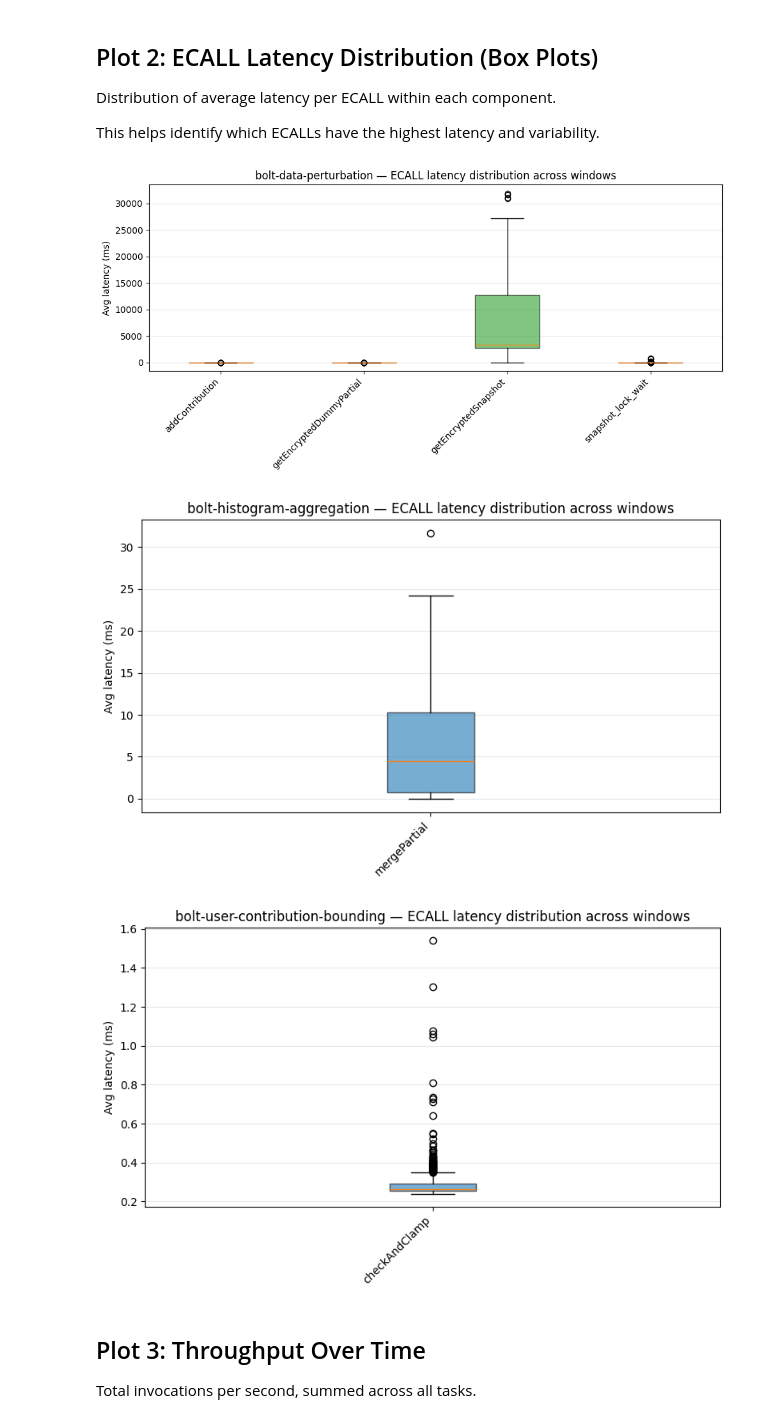
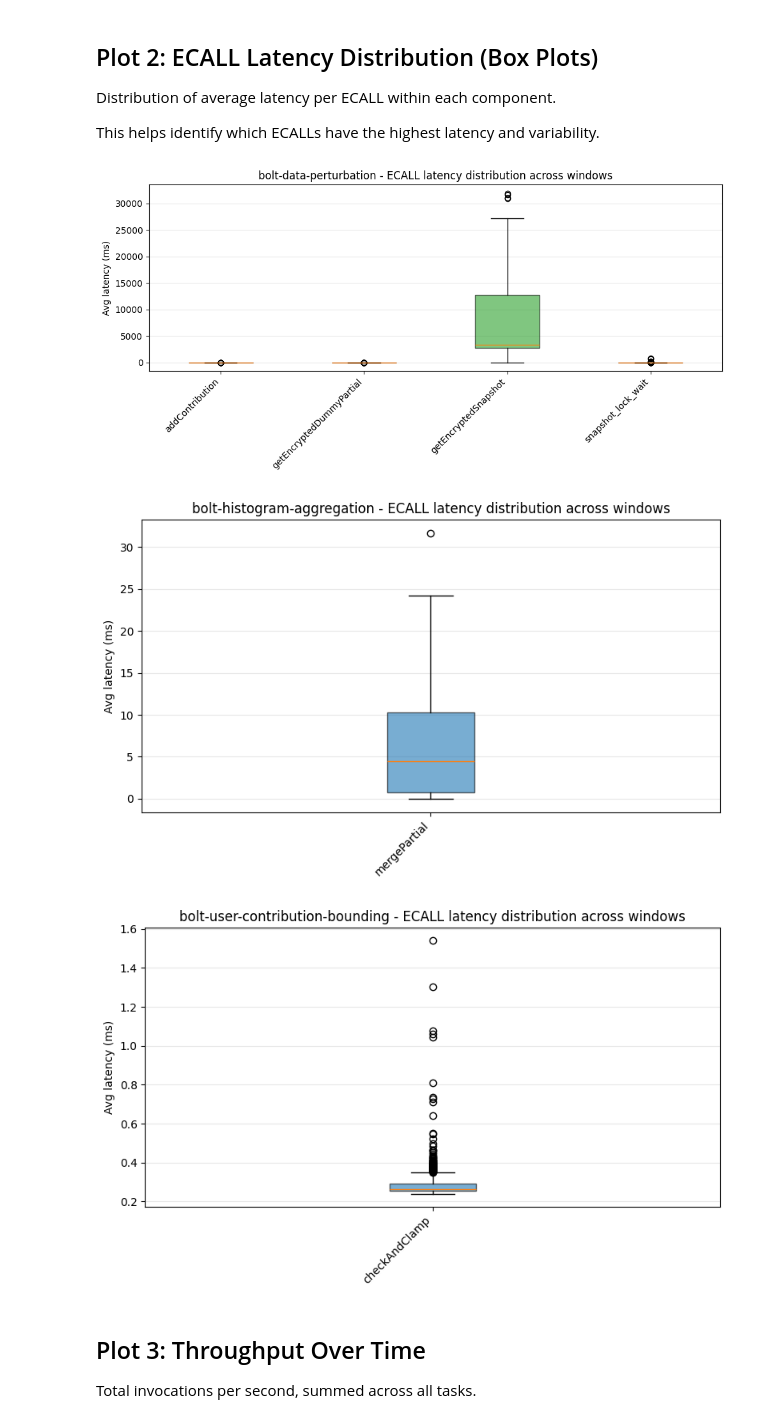
Before and after one commit to lucadibello/confidential-storm, a Jupyter notebook: benchmark/analysis.ipynb, the cells around one changed output. Drawn from its saved outputs; the diff is of its cells as text; code cells hidden in the pictures.

Commit message:
fix: removed useless bold text + fixed symbols

```diff
--- a/benchmark/analysis.ipynb
+++ b/benchmark/analysis.ipynb
@@ -205,7 +205,7 @@ Uses `EPOCH_ADVANCED` lifecycle events to measure how long each DP bolt spends i
 epoch_events = lifecycle[lifecycle["event"].isin(["EPOCH_ADVANCED", "SNAPSHOT_STARTED", "SNAPSHOT_COMPLETED", "MAX_EPOCH_REACHED"])]
 
 if epoch_events.empty:
-    print("No epoch lifecycle events found — skipping epoch duration analysis")
+    print("No epoch lifecycle events found - skipping epoch duration analysis")
 else:
     # --- Epoch duration per component/task ---
     epoch_adv = epoch_events[epoch_events["event"] == "EPOCH_ADVANCED"].copy()
@@ -233,7 +233,7 @@ else:
                       f"({len(td)} epochs)")
 
             ax.set_ylabel("Duration (s)")
-            ax.set_title(f"{comp} — time per epoch")
+            ax.set_title(f"{comp} - time per epoch")
             ax.legend(fontsize=8)
             ax.grid(True, axis="y", alpha=0.3)
 
@@ -262,7 +262,7 @@ else:
 
         ax.set_xlabel("Epoch")
         ax.set_ylabel("Snapshot duration (s)")
-        ax.set_title("Data perturbation — snapshot computation time per epoch")
+        ax.set_title("Data perturbation - snapshot computation time per epoch")
         ax.legend(fontsize=8)
         ax.grid(True, alpha=0.3)
         save_or_show(fig, OUTPUT_DIR if SAVE_PLOTS else None, "snapshot-duration", PLOT_FORMAT, True)
@@ -338,7 +338,7 @@ if not ecalls.empty:
             ax.legend(fontsize=8, ncol=min(n_tasks, 6))
             ax.grid(True, alpha=0.3)
             format_elapsed_axis(ax)
-            fig.suptitle(f"{comp} — {ecall_name} latency over time", fontsize=13, fontweight="bold")
+            fig.suptitle(f"{comp} - {ecall_name} latency over time", fontsize=13, fontweight="bold")
             save_or_show(fig, OUTPUT_DIR if SAVE_PLOTS else None, f"latency-{comp}-{ecall_name}", PLOT_FORMAT, True)
 # %% [output]
 [figure]
@@ -356,37 +356,37 @@ This helps identify which ECALLs have the highest latency and variability.
 # %%
 ecalls = df[df["type"] == "ecall"]
 if not ecalls.empty:
     components = _get_components(ecalls)
 
     for comp in components:
         comp_data = ecalls[ecalls["component"] == comp]
         ecall_names = _get_ecall_names(ecalls, comp)
 
         data_for_box = []
         labels = []
         for en in ecall_names:
             vals = comp_data.loc[comp_data["name"] == en, "avgMs"].dropna()
             if not vals.empty:
                 data_for_box.append(vals.values)
                 labels.append(en)
 
         if not data_for_box:
             continue
 
         fig, ax = plt.subplots(figsize=(max(8, len(labels) * 2.5), 5))
         bp = ax.boxplot(data_for_box, tick_labels=labels, patch_artist=True)
         for i, patch in enumerate(bp["boxes"]):
             patch.set_facecolor(color_for(i))
             patch.set_alpha(0.6)
         ax.set_ylabel("Avg latency (ms)")
-        ax.set_title(f"{comp} — ECALL latency distribution across windows")
+        ax.set_title(f"{comp} - ECALL latency distribution across windows")
         ax.grid(True, axis="y", alpha=0.3)
         plt.xticks(rotation=45, ha="right")
         save_or_show(fig, OUTPUT_DIR if SAVE_PLOTS else None, f"boxplot-{comp}", PLOT_FORMAT, True)
 # %% [output]
-[figure, old version]
+[figure, new version]
-[figure, old version]
+[figure, new version]
-[figure, old version]
+[figure, new version]
 # %% [markdown]
 ## Plot 3: Throughput Over Time
 
```
Also changed, not shown: parts of 10 cells of this notebook.
